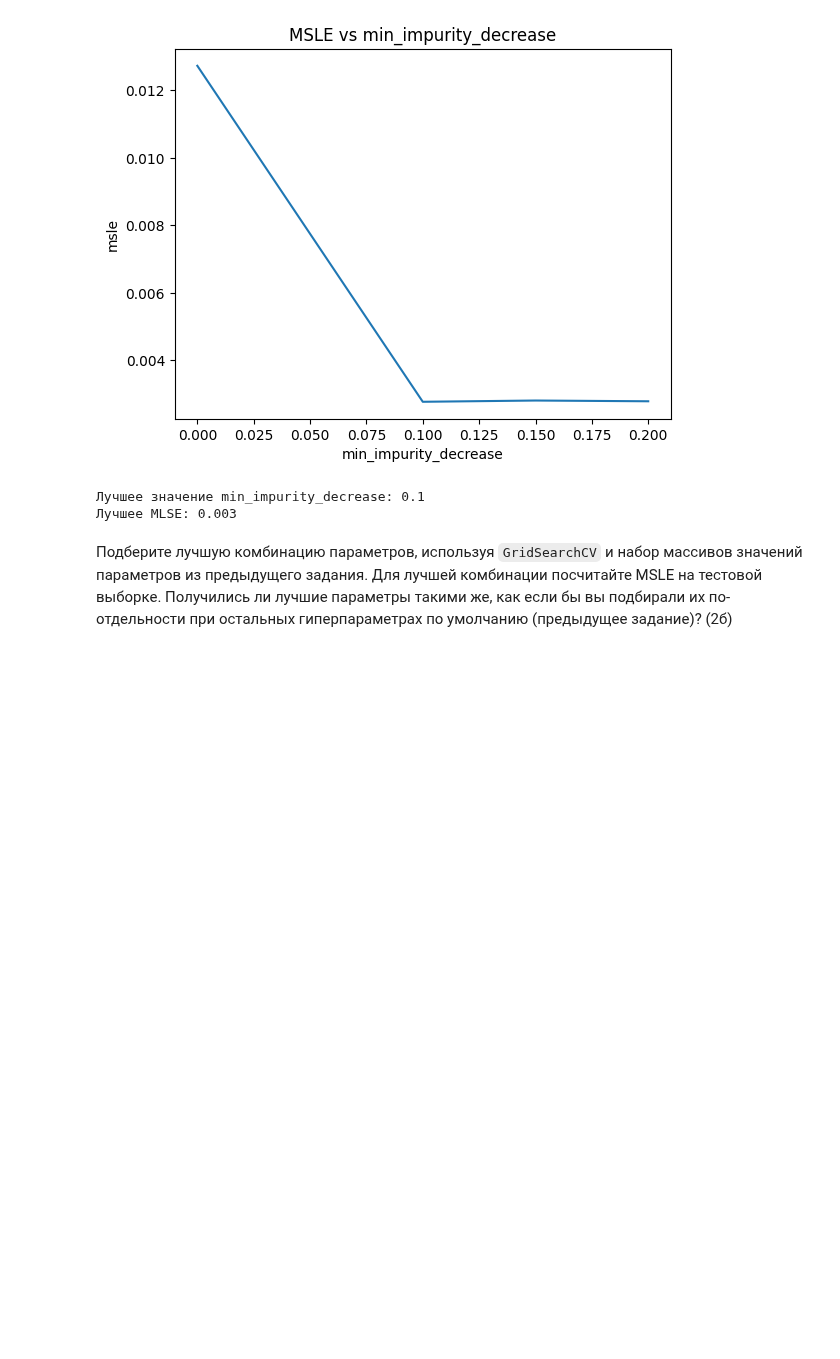
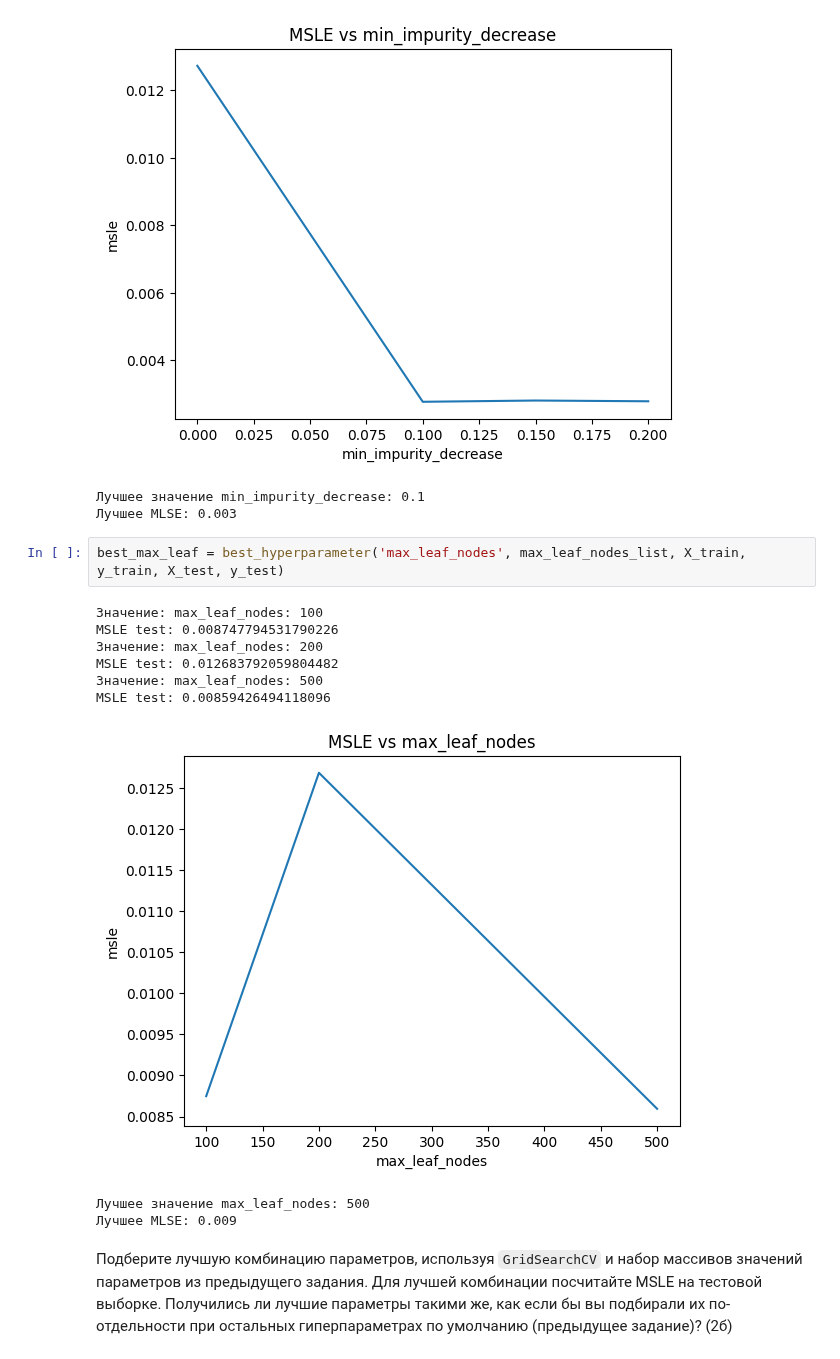
Before and after one commit to ML-engineering-Freelancerroma/ML_course, a Jupyter notebook: ML_18_гиперпараметры_деревьев/HW_18_NEW.ipynb, the cells around one changed output. Saved outputs shown, nothing was run; the diff lists cells and outputs as text; blank space fills up the shorter version.

Commit message:
max_leaf_nodes plt

```diff
--- a/ML_18_гиперпараметры_деревьев/HW_18_NEW.ipynb
+++ b/ML_18_гиперпараметры_деревьев/HW_18_NEW.ipynb
@@ -301,6 +301,18 @@ MSLE test: 0.002778696523638971
 [figure]
 Лучшее значение min_impurity_decrease: 0.1
 Лучшее MLSE: 0.003
+# %%
+best_max_leaf = best_hyperparameter('max_leaf_nodes', max_leaf_nodes_list, X_train, y_train, X_test, y_test)
+# %% [output]
+Значение: max_leaf_nodes: 100
+MSLE test: 0.008747794531790226
+Значение: max_leaf_nodes: 200
+MSLE test: 0.012683792059804482
+Значение: max_leaf_nodes: 500
+MSLE test: 0.00859426494118096
+[figure, added]
+Лучшее значение max_leaf_nodes: 500
+Лучшее MLSE: 0.009
 # %% [markdown]
 Подберите лучшую комбинацию параметров, используя `GridSearchCV` и набор массивов значений параметров из предыдущего задания. Для лучшей комбинации посчитайте MSLE на тестовой выборке. Получились ли лучшие параметры такими же, как если бы вы подбирали их по-отдельности при остальных гиперпараметрах по умолчанию (предыдущее задание)? (2б)
 # %%
```
